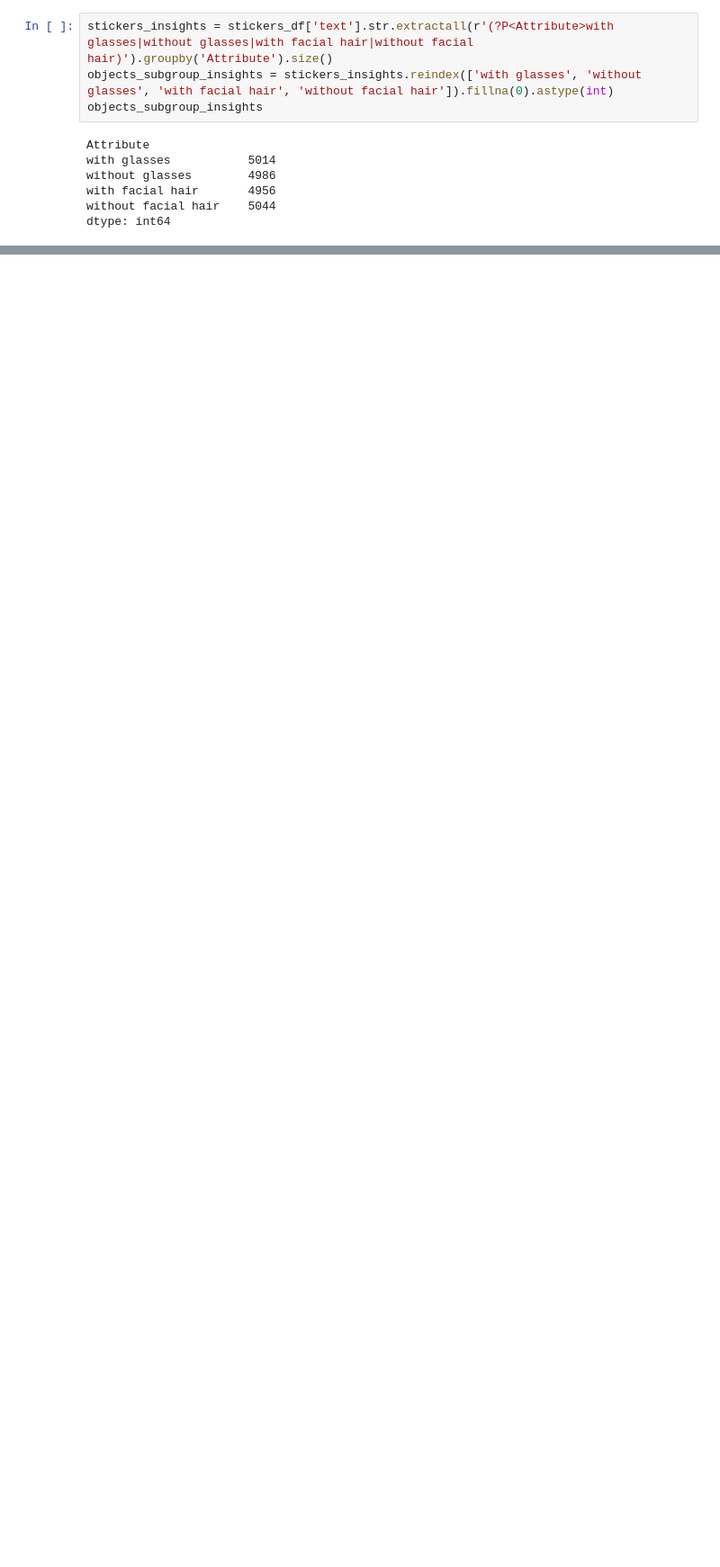
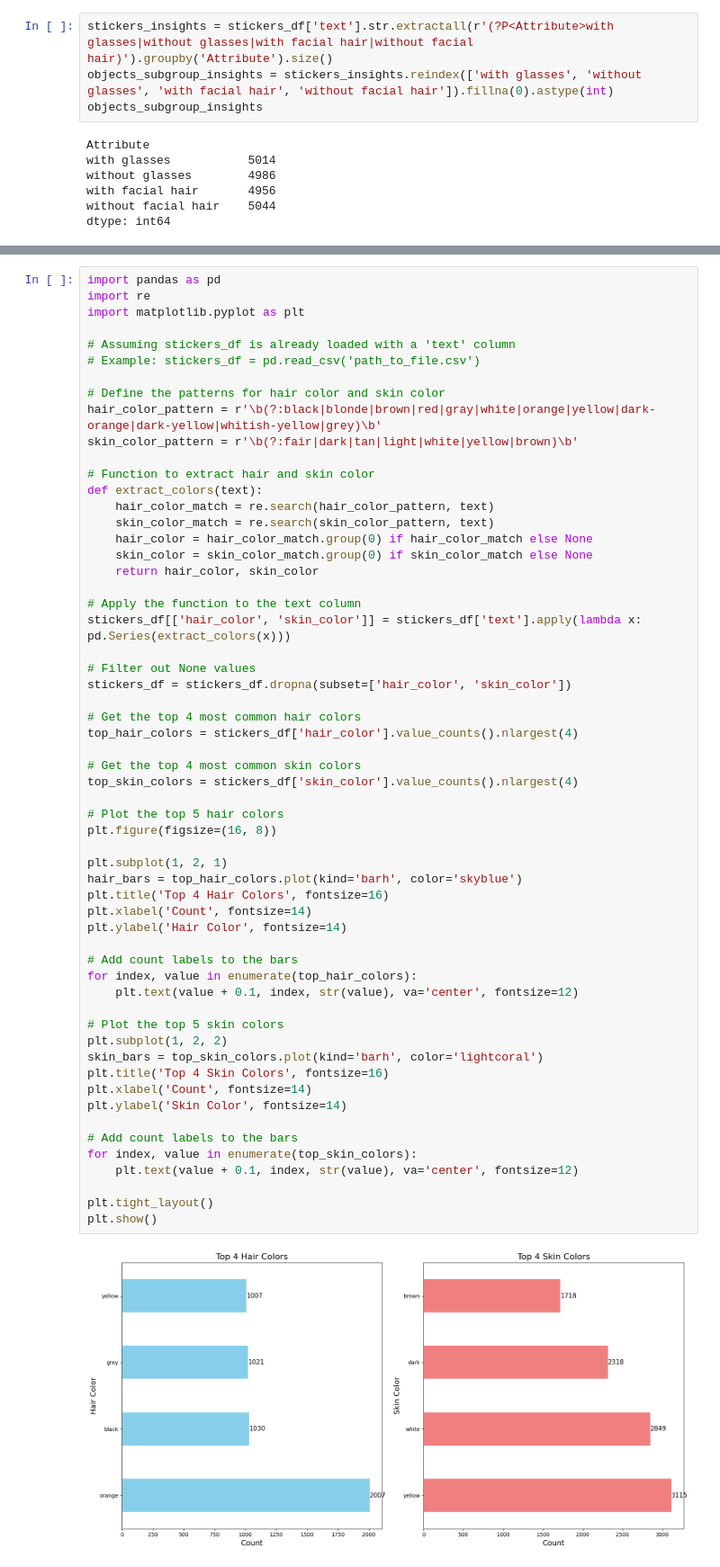
Before and after one commit to LCM-W25-3035/EmojiGen, a Jupyter notebook: Notebooks/EmojiGen.ipynb, the cells around one changed output, grey strips where cells are left out. Shown at 90% size. Cells and saved outputs as stored; diff of their text form; blank space fills up the shorter version.

```diff
--- a/Notebooks/EmojiGen.ipynb
+++ b/Notebooks/EmojiGen.ipynb
@@ -252,0 +231,60 @@ plt.show()
+# %%
+import pandas as pd
+import re
+import matplotlib.pyplot as plt
+
+# Assuming stickers_df is already loaded with a 'text' column
+# Example: stickers_df = pd.read_csv('path_to_file.csv')
+
+# Define the patterns for hair color and skin color
+hair_color_pattern = r'\b(?:black|blonde|brown|red|gray|white|orange|yellow|dark-orange|dark-yellow|whitish-yellow|grey)\b'
+skin_color_pattern = r'\b(?:fair|dark|tan|light|white|yellow|brown)\b'
+
+# Function to extract hair and skin color
+def extract_colors(text):
+    hair_color_match = re.search(hair_color_pattern, text)
+    skin_color_match = re.search(skin_color_pattern, text)
+    hair_color = hair_color_match.group(0) if hair_color_match else None
+    skin_color = skin_color_match.group(0) if skin_color_match else None
+    return hair_color, skin_color
+
+# Apply the function to the text column
+stickers_df[['hair_color', 'skin_color']] = stickers_df['text'].apply(lambda x: pd.Series(extract_colors(x)))
+
+# Filter out None values
+stickers_df = stickers_df.dropna(subset=['hair_color', 'skin_color'])
+
+# Get the top 4 most common hair colors
+top_hair_colors = stickers_df['hair_color'].value_counts().nlargest(4)
+
+# Get the top 4 most common skin colors
+top_skin_colors = stickers_df['skin_color'].value_counts().nlargest(4)
+
+# Plot the top 5 hair colors
+plt.figure(figsize=(16, 8))
+
+plt.subplot(1, 2, 1)
+hair_bars = top_hair_colors.plot(kind='barh', color='skyblue')
+plt.title('Top 4 Hair Colors', fontsize=16)
+plt.xlabel('Count', fontsize=14)
+plt.ylabel('Hair Color', fontsize=14)
+
+# Add count labels to the bars
+for index, value in enumerate(top_hair_colors):
+    plt.text(value + 0.1, index, str(value), va='center', fontsize=12)
+
+# Plot the top 5 skin colors
+plt.subplot(1, 2, 2)
+skin_bars = top_skin_colors.plot(kind='barh', color='lightcoral')
+plt.title('Top 4 Skin Colors', fontsize=16)
+plt.xlabel('Count', fontsize=14)
+plt.ylabel('Skin Color', fontsize=14)
+
+# Add count labels to the bars
+for index, value in enumerate(top_skin_colors):
+    plt.text(value + 0.1, index, str(value), va='center', fontsize=12)
+
+plt.tight_layout()
+plt.show()
+# %% [output]
+[figure, added]
```
Also changed, not shown: parts of 8 cells of this notebook.
